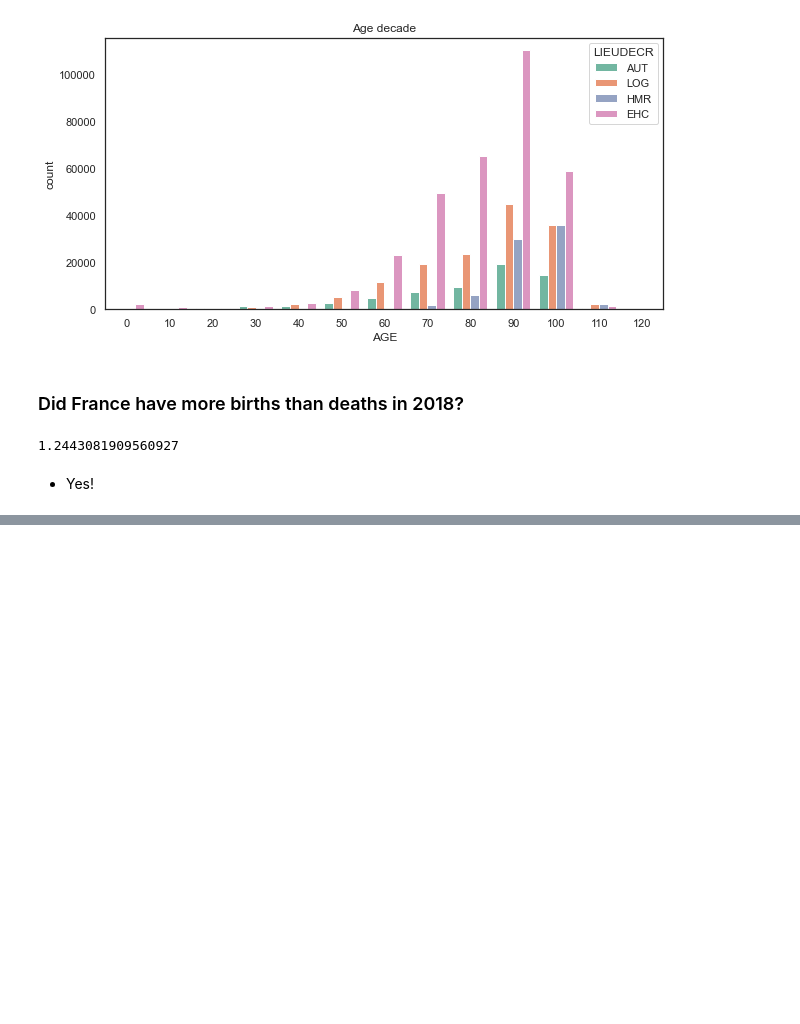
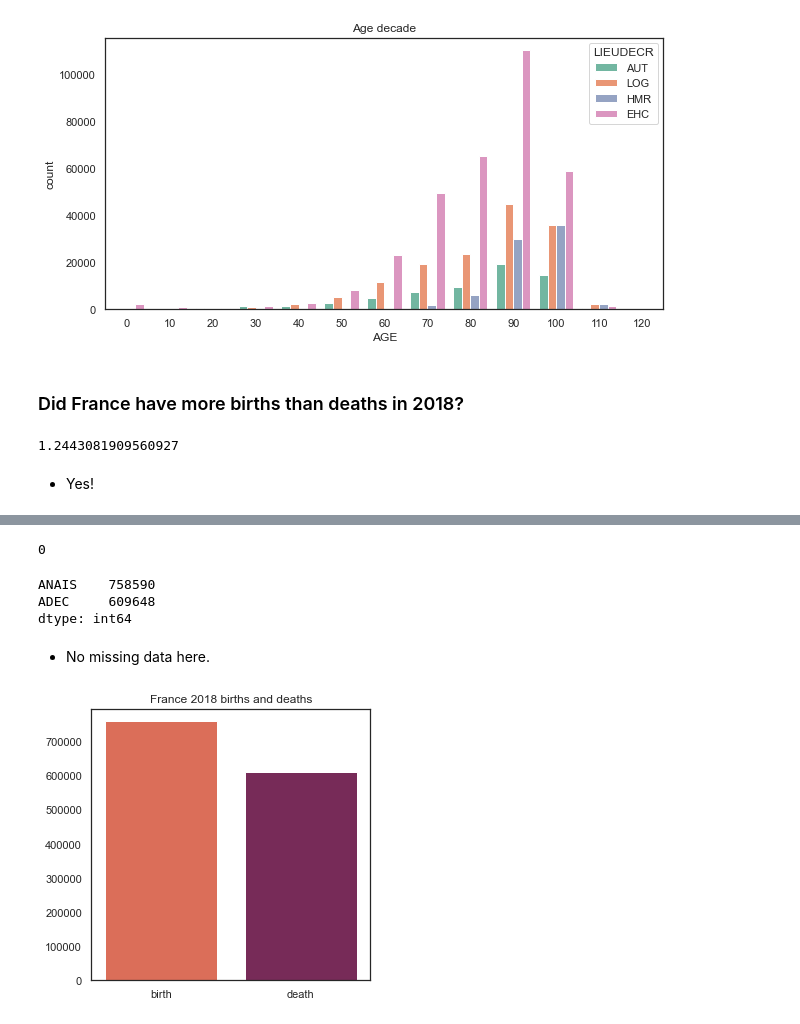
Before and after one commit to mengyush/projects, a Jupyter notebook: birth_death_marriage_fr2018.ipynb, the cells around one changed output, grey strips where cells are left out. Drawn from its saved outputs; the diff is of its cells as text; code cells hidden in the pictures; blank space fills up the shorter version.

Commit message:
Data analysis of birth, death FR_2018
Data analysis of birth, death and mariage of French people in 2018.

```diff
--- a/birth_death_marriage_fr2018.ipynb
+++ b/birth_death_marriage_fr2018.ipynb
@@ -656,0 +659,5 @@ birth_data.shape[0]/death_data.shape[0]
+# %%
+birth_dep_df = pd.DataFrame(birth_data.groupby('DEPNAIS').ANAIS.count())
+death_dep_df = pd.DataFrame(death_data.groupby('DEPDEC').ADEC.count())
+dep_birth_death_df = pd.concat([birth_dep_df,death_dep_df], axis=1)
+dep_birth_death_df.head()
@@ -656,0 +671,19 @@ birth_data.shape[0]/death_data.shape[0]
+# %%
+dep_birth_death_df.isnull().sum().sum()
+# %% [output]
+0
+# %%
+dep_birth_death_df.sum()
+# %% [output]
+ANAIS    758590
+ADEC     609648
+dtype: int64
+# %% [markdown]
+* No missing data here.
+# %%
+plt.figure(figsize=(5,5))
+sns.barplot(x=[0,1], y=dep_birth_death_df.sum(), palette="rocket_r")
+plt.xticks([0,1], ['birth','death'])
+plt.title('France 2018 births and deaths');
+# %% [output]
+[figure, added]
```
Also changed, not shown: parts of 5 cells of this notebook.
